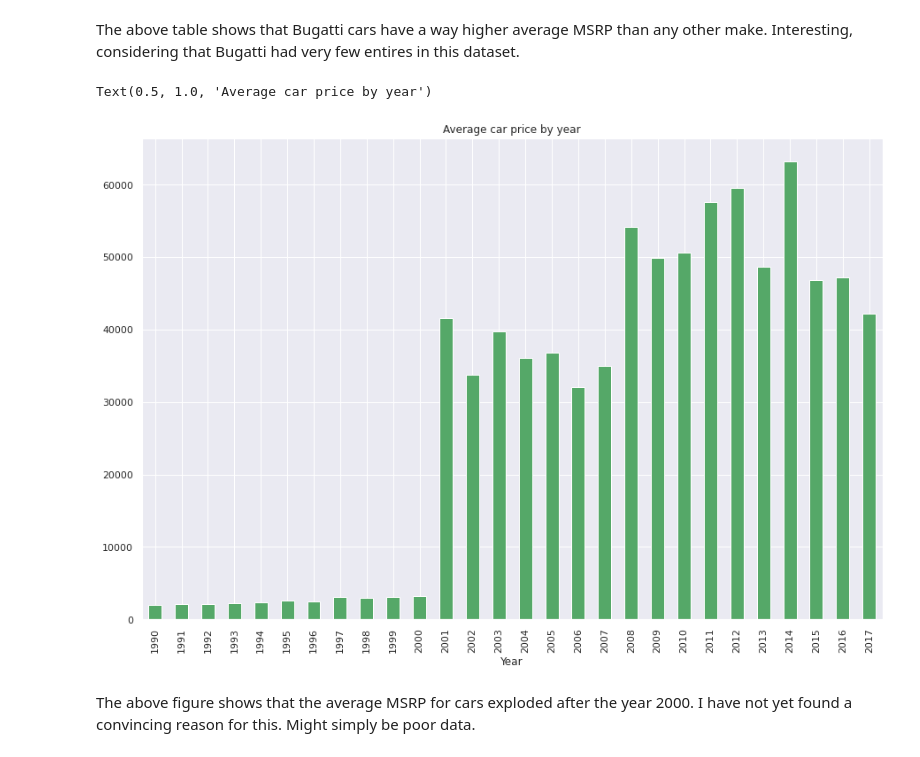
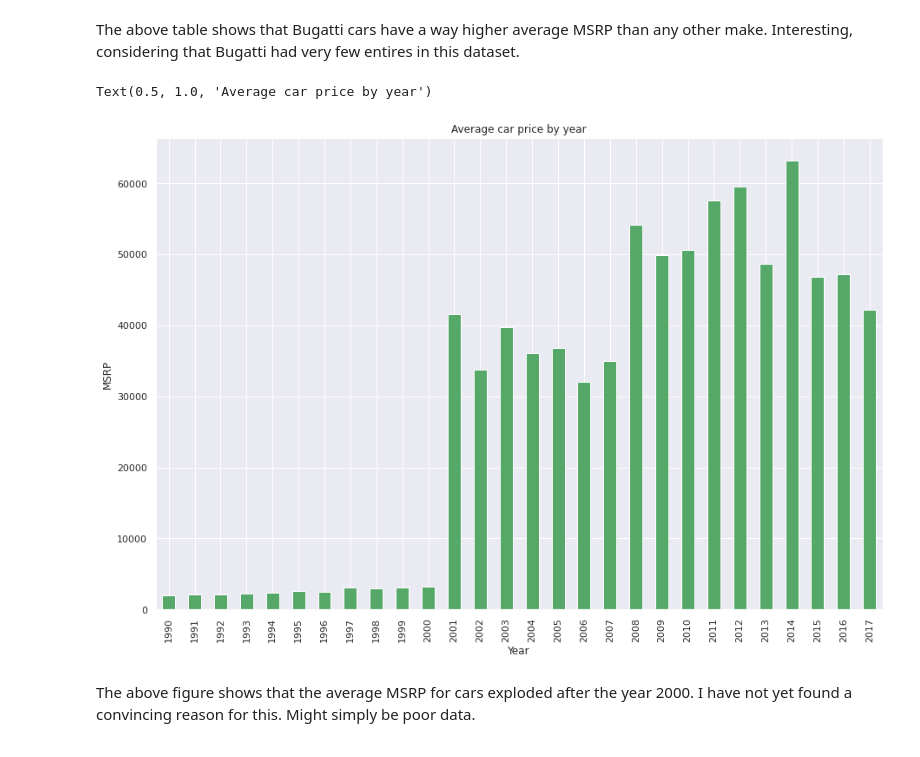
Before and after one commit to Xanzud/CarpricePrediction-IE500618, a Jupyter notebook: CarPricePrediction.ipynb, the cells around one changed output. Drawn from its saved outputs; the diff is of its cells as text; code cells hidden in the pictures.

```diff
--- a/CarPricePrediction.ipynb
+++ b/CarPricePrediction.ipynb
@@ -139,10 +142,11 @@ The above table shows that Bugatti cars have a way higher average MSRP than any
 # %%
 plt.figure(figsize=(15, 10))
 df1.groupby("Year")["MSRP"].mean().plot(kind="bar", color="g")
+plt.ylabel("MSRP")
 plt.title("Average car price by year")
 # %% [output]
 Text(0.5, 1.0, 'Average car price by year')
-[figure, old version]
+[figure, new version]
 # %% [markdown]
 The above figure shows that the average MSRP for cars exploded after the year 2000. I have not yet found a convincing reason for this. Might simply be poor data.
 # %%
```
Also changed, not shown: parts of 18 cells of this notebook.
